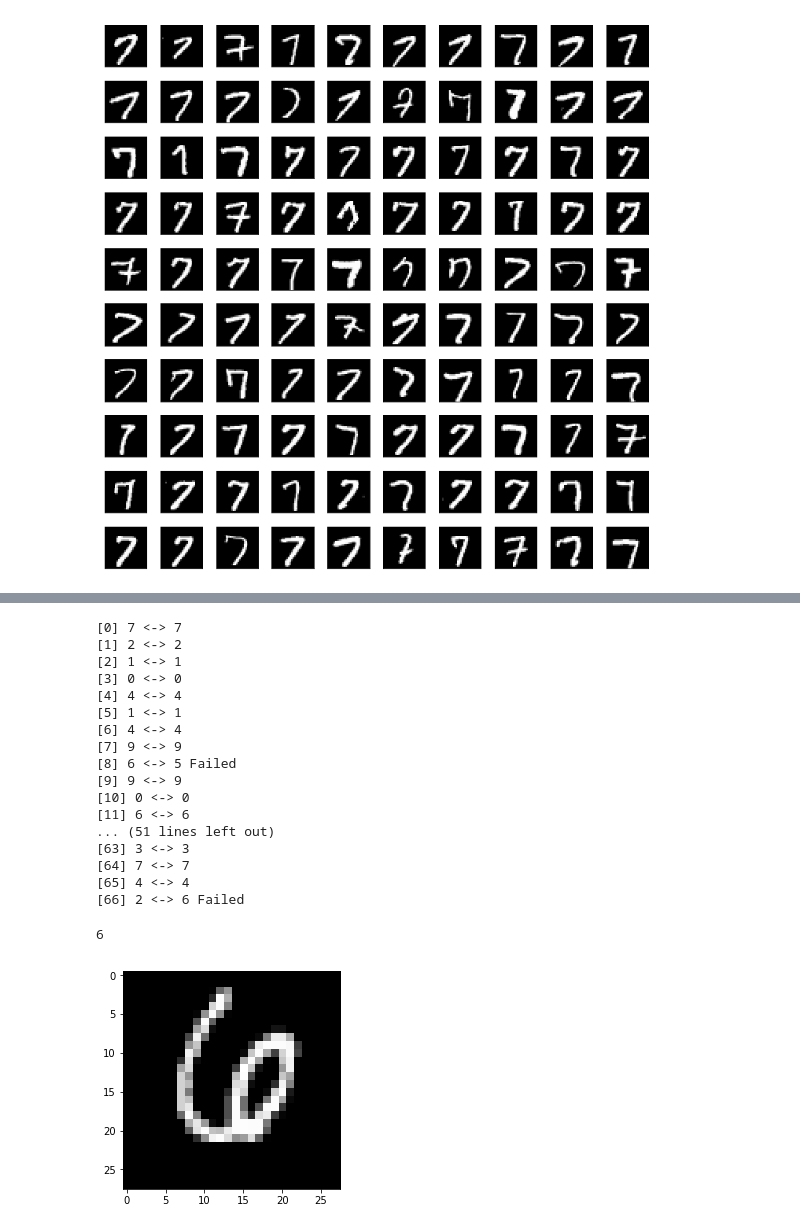
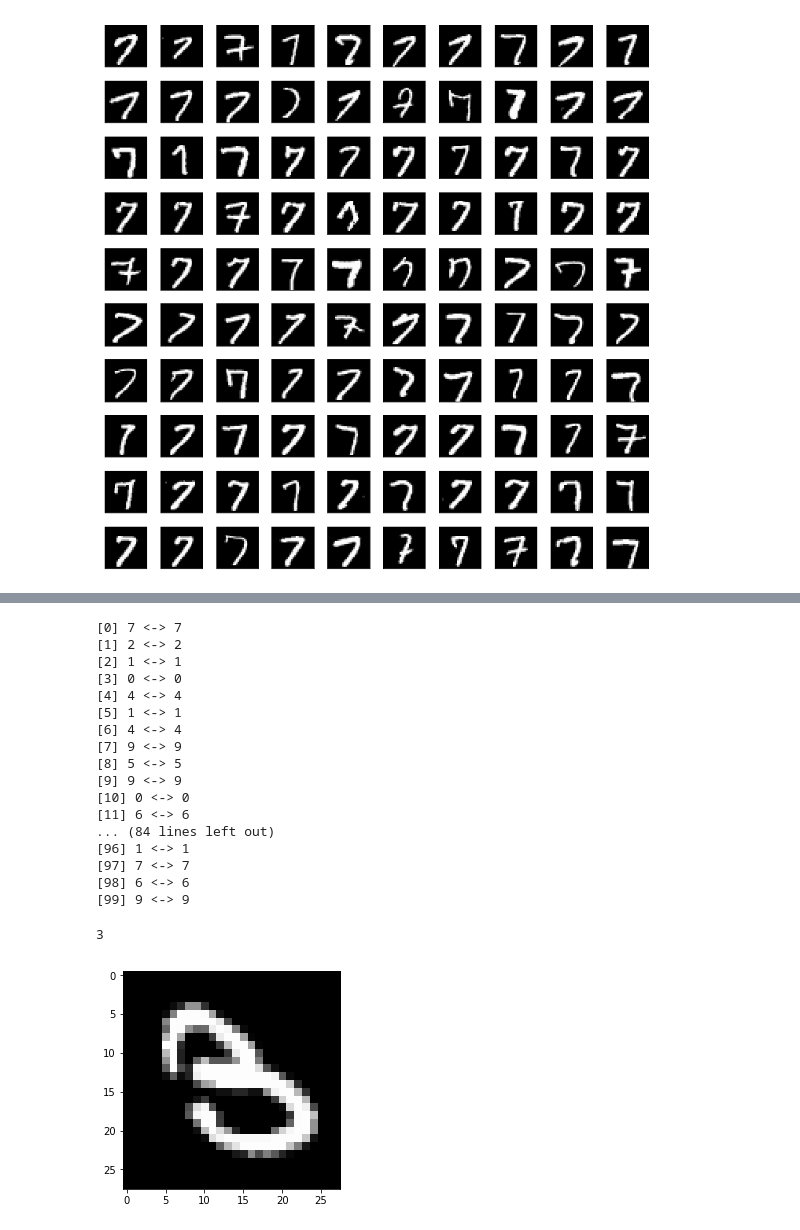
Before and after one commit to tsungjung411/ml-for-python, a Jupyter notebook: 9789864341405-Python機器學習/chap12/mnist.ipynb, the cells around one changed output, grey strips where cells are left out. Saved outputs shown, nothing was run; the diff lists cells and outputs as text; code cells hidden in the pictures.

```diff
--- a/9789864341405-Python機器學習/chap12/mnist.ipynb
+++ b/9789864341405-Python機器學習/chap12/mnist.ipynb
@@ -212,6 +234,6 @@ Epoch 10/10
 <keras.callbacks.callbacks.History at 0x...>
 # %%
-index = range(0, 67)
+index = range(0, 100)
 y = model.predict(
     x = np.array(x_test[index])
 )
@@ -229,18 +251,18 @@ for i in index:
 [5] 1 <-> 1
 [6] 4 <-> 4
 [7] 9 <-> 9
-[8] 6 <-> 5 Failed
+[8] 5 <-> 5
 [9] 9 <-> 9
 [10] 0 <-> 0
 [11] 6 <-> 6
-... (51 lines left out)
-[63] 3 <-> 3
-[64] 7 <-> 7
-[65] 4 <-> 4
-[66] 2 <-> 6 Failed
+... (84 lines left out)
+[96] 1 <-> 1
+[97] 7 <-> 7
+[98] 6 <-> 6
+[99] 9 <-> 9
 # %%
-show_x_test_with_index(66)
-y_test_label[66]
+show_x_test_with_index(18)
+y_test_label[18]
 # %% [output]
-6
+3
-[figure, old version]
+[figure, new version]
```
Also changed, not shown: parts of 7 cells of this notebook.
